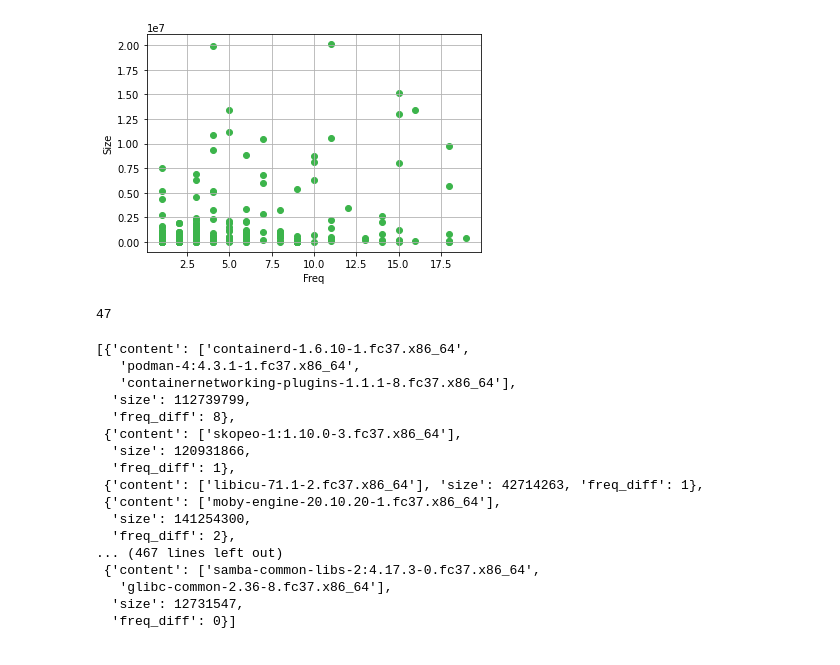
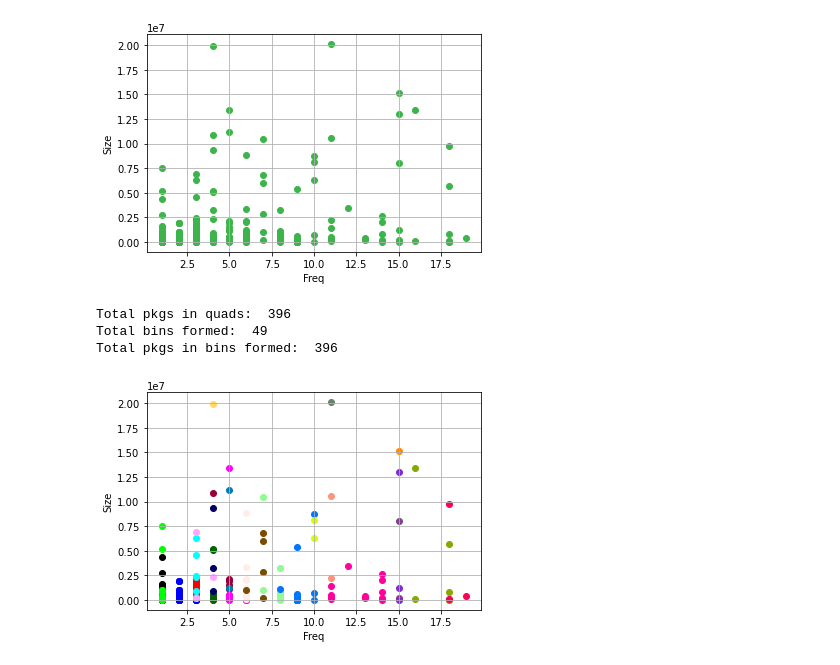
Before and after one commit to RishabhSaini/bodhi-scraper, a Jupyter notebook: BPPAlgo.ipynb, the cells around one changed output. Saved outputs shown, nothing was run; the diff lists cells and outputs as text; code cells hidden in the pictures.

Commit message:
Fixing logic issues in visualizing Bin making for sorted by freq

```diff
--- a/BPPAlgo.ipynb
+++ b/BPPAlgo.ipynb
@@ -75,9 +90,10 @@ def mid(col, data, threshold):
 def map_pkg(df, pkgs):
     f_map = []
     s_map = []
-    n_map = pkgs
+    n_map = []
     for i, val in enumerate(df["Name"]):
         if val in pkgs:
+            n_map.append(df["Name"][i])
             f_map.append(df["Frequency"][i])
             s_map.append(df["Size"][i])
     return [f_map, s_map, n_map]
@@ -206,7 +222,7 @@ def create_bins(arr, bins):
             bin_content.clear()
             start = i + 1
 
-        elif i == len(freq_arr) - 1 and bin_size < max_size:
+        if i == len(freq_arr) - 1:
             bins.append({
             "content" : bin_content.copy(),
             "size" : bin_size,
@@ -221,27 +237,29 @@ create_bins(map_pkg(df, hf_hs), bins)
 create_bins(map_pkg(df, lf_ms), bins)
 create_bins(map_pkg(df, mf_ms), bins)
 create_bins(map_pkg(df, hf_ms), bins)
-print(len(bins))
-bins
+print("Total pkgs in quads: ", len(mf_hs) + len(hf_hs) + len(lf_ms) + len(mf_ms) + len(hf_ms))
+print("Total bins formed: ", len(bins))
+
+pkgs_bin = 0
+for each_bin in bins:
+    pkgs_bin += len(each_bin["content"])
+print("Total pkgs in bins formed: ", pkgs_bin)
 # %% [output]
-47
+Total pkgs in quads:  396
+Total bins formed:  49
+Total pkgs in bins formed:  396
-[{'content': ['containerd-1.6.10-1.fc37.x86_64',
-   'podman-4:4.3.1-1.fc37.x86_64',
-   'containernetworking-plugins-1.1.1-8.fc37.x86_64'],
-  'size': 112739799,
-  'freq_diff': 8},
- {'content': ['skopeo-1:1.10.0-3.fc37.x86_64'],
-  'size': 120931866,
-  'freq_diff': 1},
- {'content': ['libicu-71.1-2.fc37.x86_64'], 'size': 42714263, 'freq_diff': 1},
- {'content': ['moby-engine-20.10.20-1.fc37.x86_64'],
-  'size': 141254300,
-  'freq_diff': 2},
-... (467 lines left out)
- {'content': ['samba-common-libs-2:4.17.3-0.fc37.x86_64',
-   'glibc-common-2.36-8.fc37.x86_64'],
-  'size': 12731547,
-  'freq_diff': 0}]
+# %%
+def plot_bins(bins):
+    plt.ylabel("Size")
+    plt.xlabel("Freq")
+    colors = ['#000000','#00FF00','#0000FF','#FF0000','#01FFFE','#FFA6FE','#FFDB66','#006401','#010067','#95003A','#007DB5','#FF00F6','#FFEEE8','#774D00','#90FB92','#0076FF','#D5FF00','#FF937E','#6A826C','#FF029D','#FE8900','#7A4782','#7E2DD2','#85A900','#FF0056','#A42400','#00AE7E','#683D3B','#BDC6FF','#263400','#BDD393','#00B917','#9E008E','#001544','#C28C9F','#FF74A3','#01D0FF','#004754','#E56FFE','#788231','#0E4CA1','#91D0CB','#BE9970','#968AE8','#BB8800','#43002C','#DEFF74','#00FFC6','#FFE502','#620E00','#008F9C','#98FF52','#7544B1','#B500FF','#00FF78','#FF6E41','#005F39','#6B6882','#5FAD4E','#A75740','#A5FFD2','#FFB167','#009BFF','#E85EBE',]
+    for i, each_bin in enumerate(bins):
+        plt.scatter(map_pkg(df, each_bin["content"])[0], map_pkg(df, each_bin["content"])[1], color=colors[i])
+    plt.grid()
+
+plot_bins(create_bins(map_pkg(df, mf_ms), []))
+# %% [output]
+[figure, added]
 # %%
 def basic_packing(components, bins):
     bins = []
```
Also changed, not shown: parts of 1 cell of this notebook.
